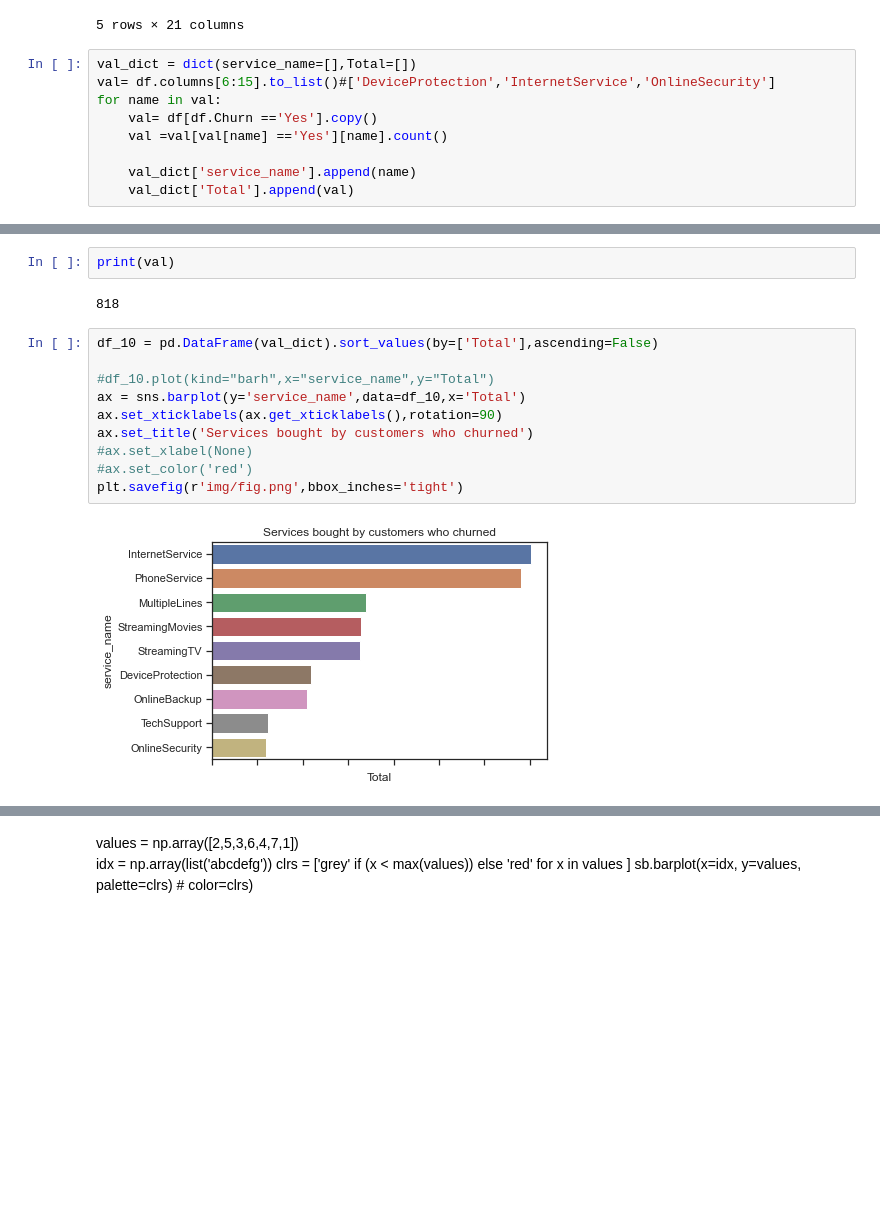
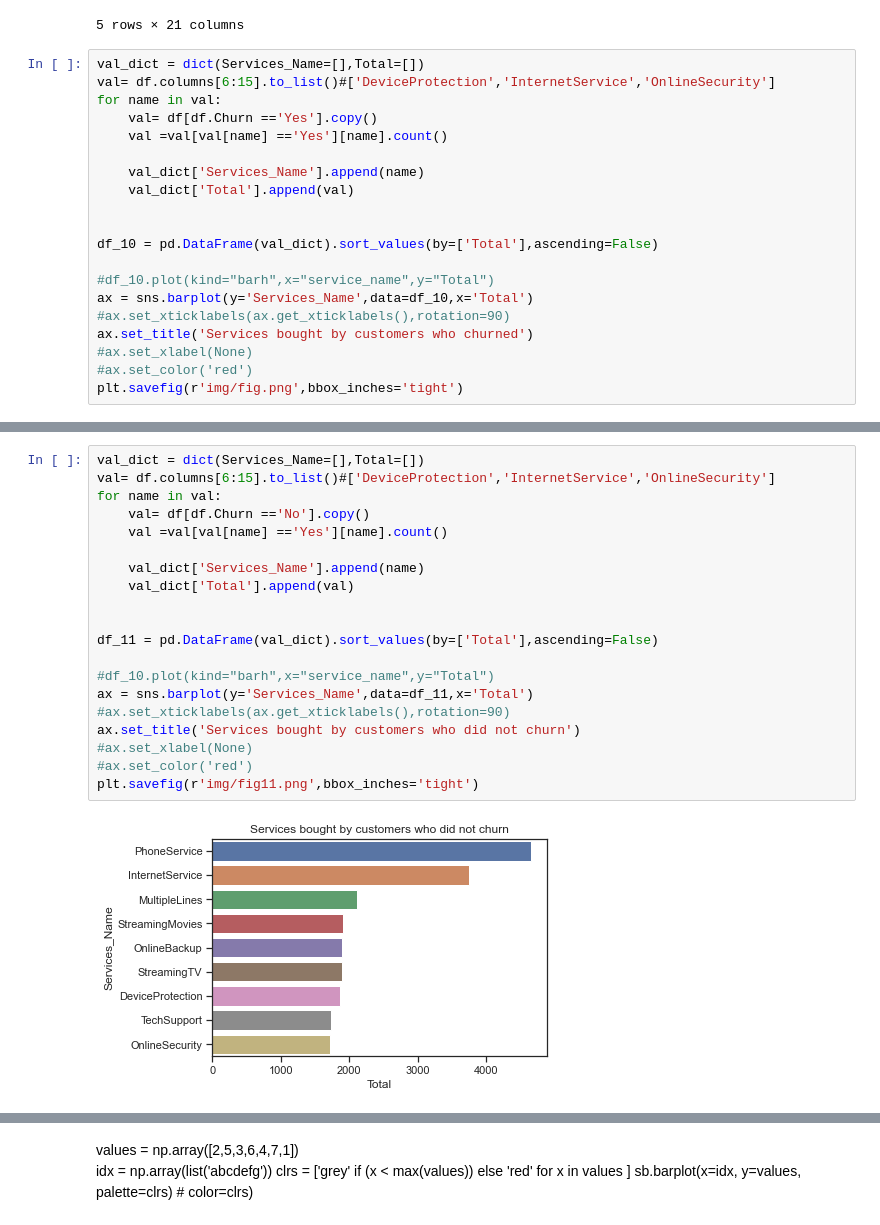
Before and after one commit to weinerkervens/churn_analysis, a Jupyter notebook: Customer Churn Analysis (by Weiner-Kervens PIERRE).ipynb, the cells around one changed output, grey strips where cells are left out. Drawn from its saved outputs; the diff is of its cells as text; blank space fills up the shorter version.

```diff
--- a/Customer Churn Analysis (by Weiner-Kervens PIERRE).ipynb
+++ b/Customer Churn Analysis (by Weiner-Kervens PIERRE).ipynb
@@ -608,11 +838,22 @@ df.head()
 | 4 | 9237-HQITU | Female | 0 | No | No | 2 | Yes | No | ... |
 5 rows × 21 columns
 # %%
-val_dict = dict(service_name=[],Total=[])
+val_dict = dict(Services_Name=[],Total=[])
 val= df.columns[6:15].to_list()#['DeviceProtection','InternetService','OnlineSecurity']
 for name in val:
     val= df[df.Churn =='Yes'].copy()
     val =val[val[name] =='Yes'][name].count()
 
-    val_dict['service_name'].append(name)
+    val_dict['Services_Name'].append(name)
     val_dict['Total'].append(val)
+
+
+df_10 = pd.DataFrame(val_dict).sort_values(by=['Total'],ascending=False)
+
+#df_10.plot(kind="barh",x="service_name",y="Total")
+ax = sns.barplot(y='Services_Name',data=df_10,x='Total')
+#ax.set_xticklabels(ax.get_xticklabels(),rotation=90)
+ax.set_title('Services bought by customers who churned')
+#ax.set_xlabel(None)
+#ax.set_color('red')
+plt.savefig(r'img/fig.png',bbox_inches='tight')
@@ -619,16 +862,22 @@ for name in val:
-# %%
-print(val)
-# %% [output]
-818
 # %%
-df_10 = pd.DataFrame(val_dict).sort_values(by=['Total'],ascending=False)
+val_dict = dict(Services_Name=[],Total=[])
+val= df.columns[6:15].to_list()#['DeviceProtection','InternetService','OnlineSecurity']
+for name in val:
+    val= df[df.Churn =='No'].copy()
+    val =val[val[name] =='Yes'][name].count()
+
+    val_dict['Services_Name'].append(name)
+    val_dict['Total'].append(val)
+
+
+df_11 = pd.DataFrame(val_dict).sort_values(by=['Total'],ascending=False)
 
 #df_10.plot(kind="barh",x="service_name",y="Total")
-ax = sns.barplot(y='service_name',data=df_10,x='Total')
-ax.set_xticklabels(ax.get_xticklabels(),rotation=90)
-ax.set_title('Services bought by customers who churned')
+ax = sns.barplot(y='Services_Name',data=df_11,x='Total')
+#ax.set_xticklabels(ax.get_xticklabels(),rotation=90)
+ax.set_title('Services bought by customers who did not churn')
 #ax.set_xlabel(None)
 #ax.set_color('red')
-plt.savefig(r'img/fig.png',bbox_inches='tight')
+plt.savefig(r'img/fig11.png',bbox_inches='tight')
 # %% [output]
-[figure, old version]
+[figure, new version]
```
Also changed, not shown: parts of 22 cells of this notebook, 2 other files.
